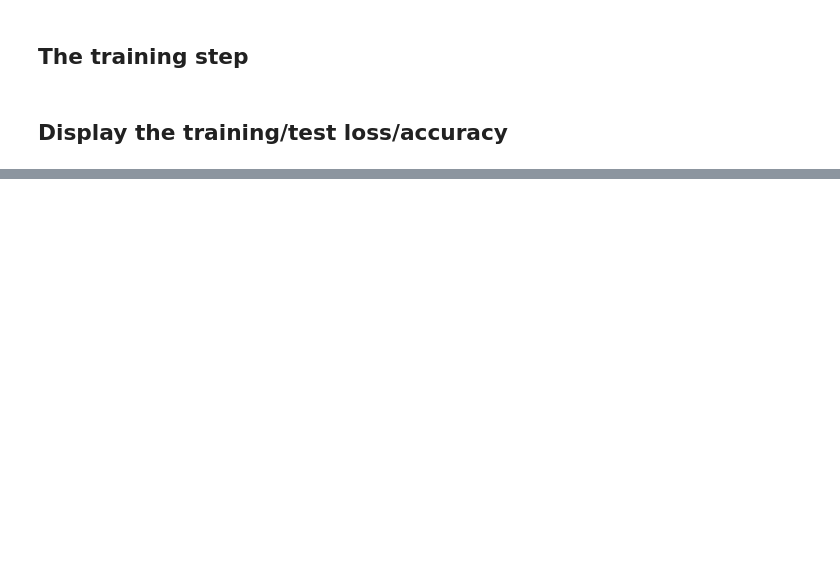
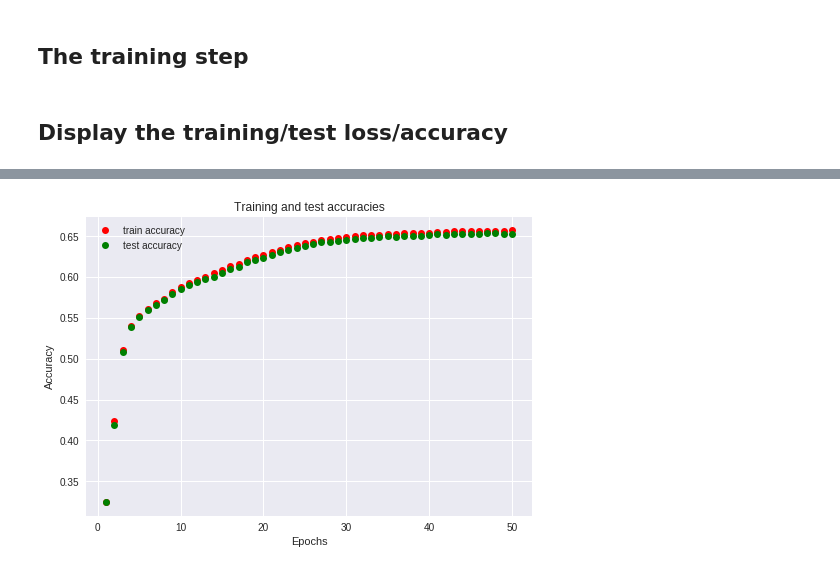
Before and after one commit to algo74/MLCourse, a Jupyter notebook: HW1/hw1_problem1.ipynb, the cells around one changed output, grey strips where cells are left out. Cells and saved outputs as stored; diff of their text form; code cells hidden in the pictures; blank space fills up the shorter version.

```diff
--- a/HW1/hw1_problem1.ipynb
+++ b/HW1/hw1_problem1.ipynb
@@ -163,0 +169,16 @@ plt.show()
+# %%
+plt.plot(epochs_range, tr_acc, 'ro', label="train accuracy")
+plt.plot(epochs_range, tst_acc, 'go', label="test accuracy")
+
+
+plt.title('Training and test accuracies')
+plt.xlabel('Epochs')
+plt.ylabel('Accuracy')
+plt.legend()
+
+plt.show()
+
+# print(tr_acc)
+# print(tst_acc)
+# %% [output]
+[figure, added]
```
Also changed, not shown: parts of 8 cells of this notebook.
